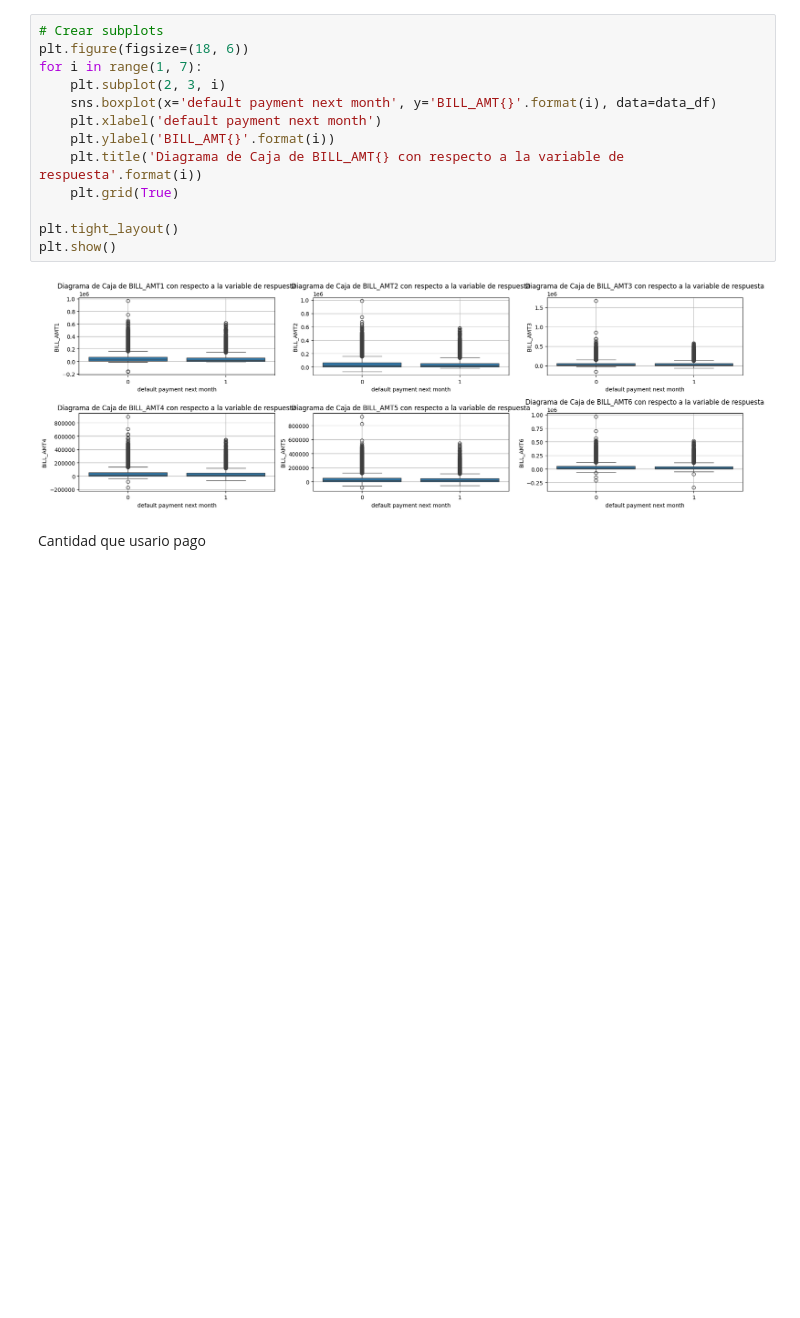
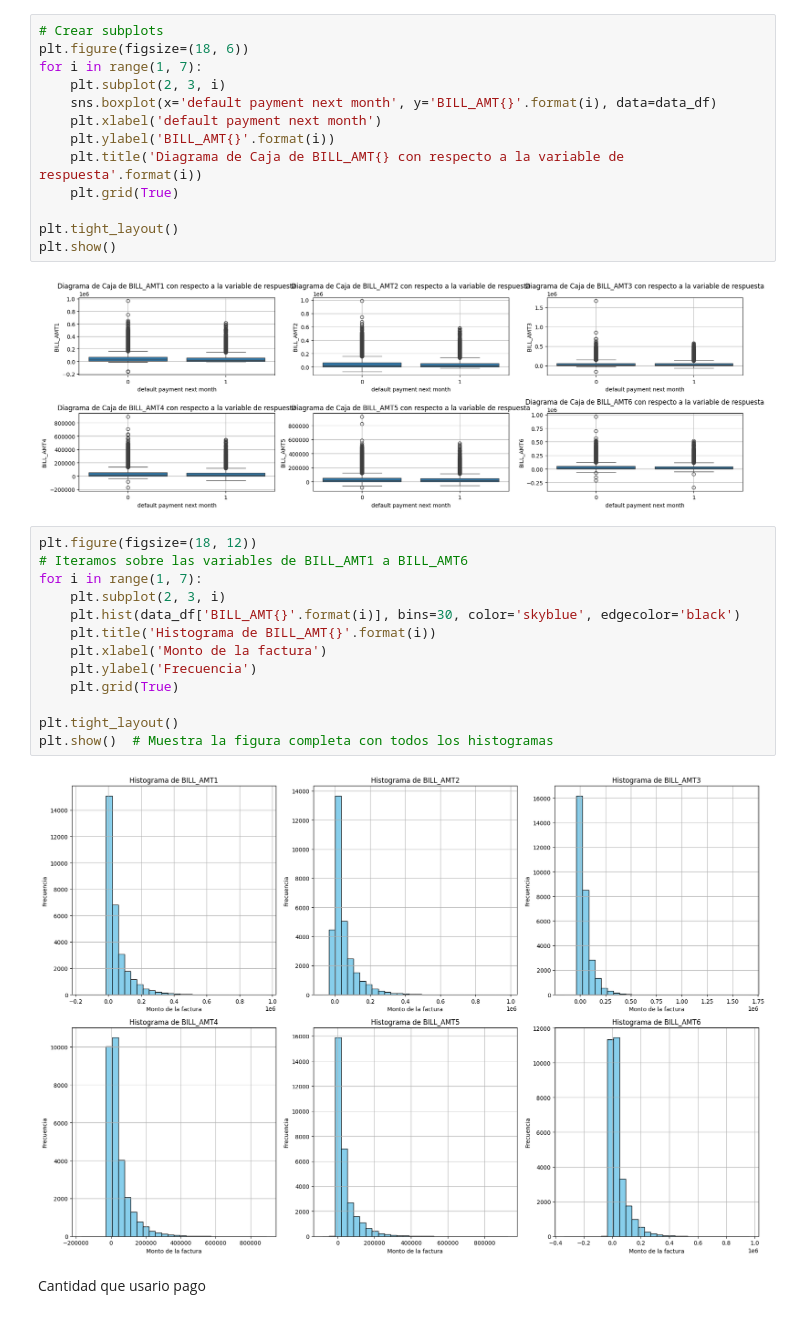
Before and after one commit to vcalderonmol/Proyecto2, a Jupyter notebook: Tarea 3.ipynb, the cells around one changed output. Cells and saved outputs as stored; diff of their text form; blank space fills up the shorter version.

```diff
--- a/Tarea 3.ipynb
+++ b/Tarea 3.ipynb
@@ -359,6 +392,21 @@ plt.tight_layout()
 plt.show()
 # %% [output]
 [figure]
+# %%
+plt.figure(figsize=(18, 12))
+# Iteramos sobre las variables de BILL_AMT1 a BILL_AMT6
+for i in range(1, 7):
+    plt.subplot(2, 3, i)
+    plt.hist(data_df['BILL_AMT{}'.format(i)], bins=30, color='skyblue', edgecolor='black')
+    plt.title('Histograma de BILL_AMT{}'.format(i))
+    plt.xlabel('Monto de la factura')
+    plt.ylabel('Frecuencia')
+    plt.grid(True)
+
+plt.tight_layout()
+plt.show()  # Muestra la figura completa con todos los histogramas
+# %% [output]
+[figure, added]
 # %% [markdown]
 Cantidad que usario pago
 # %%
```
Also changed, not shown: parts of 3 cells of this notebook.
